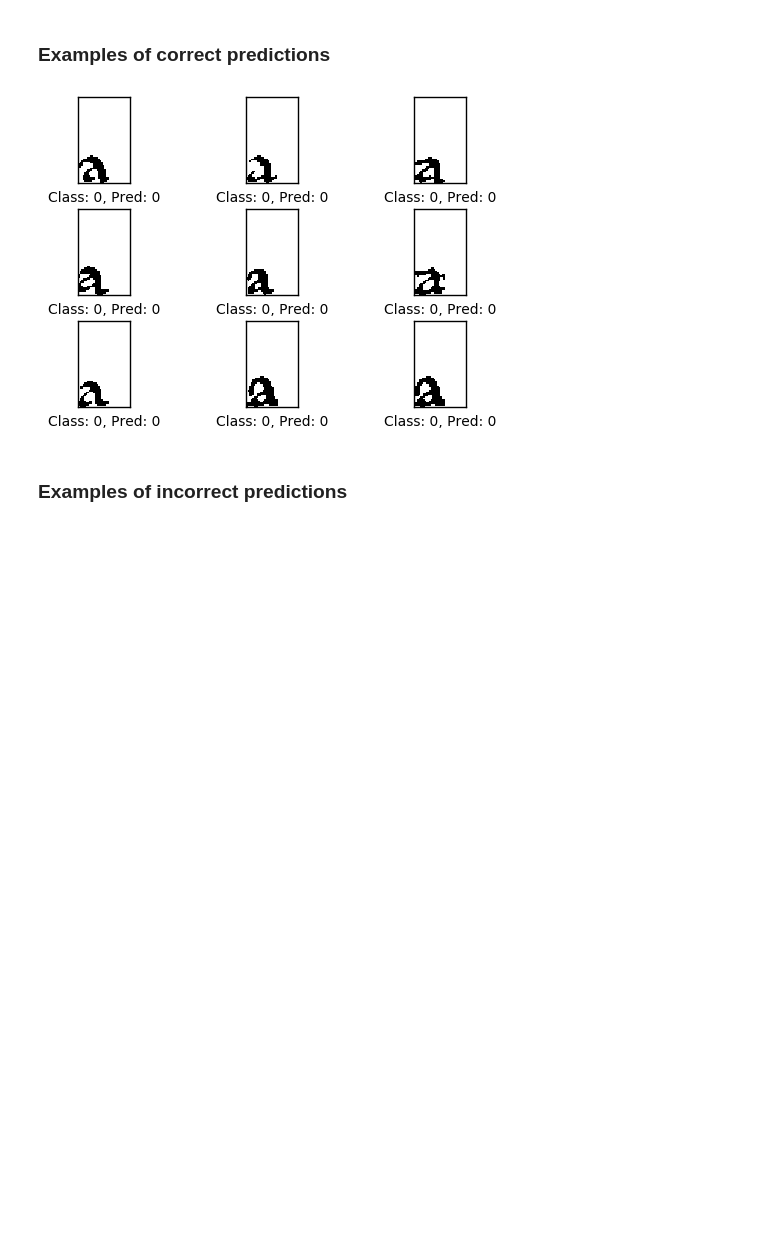
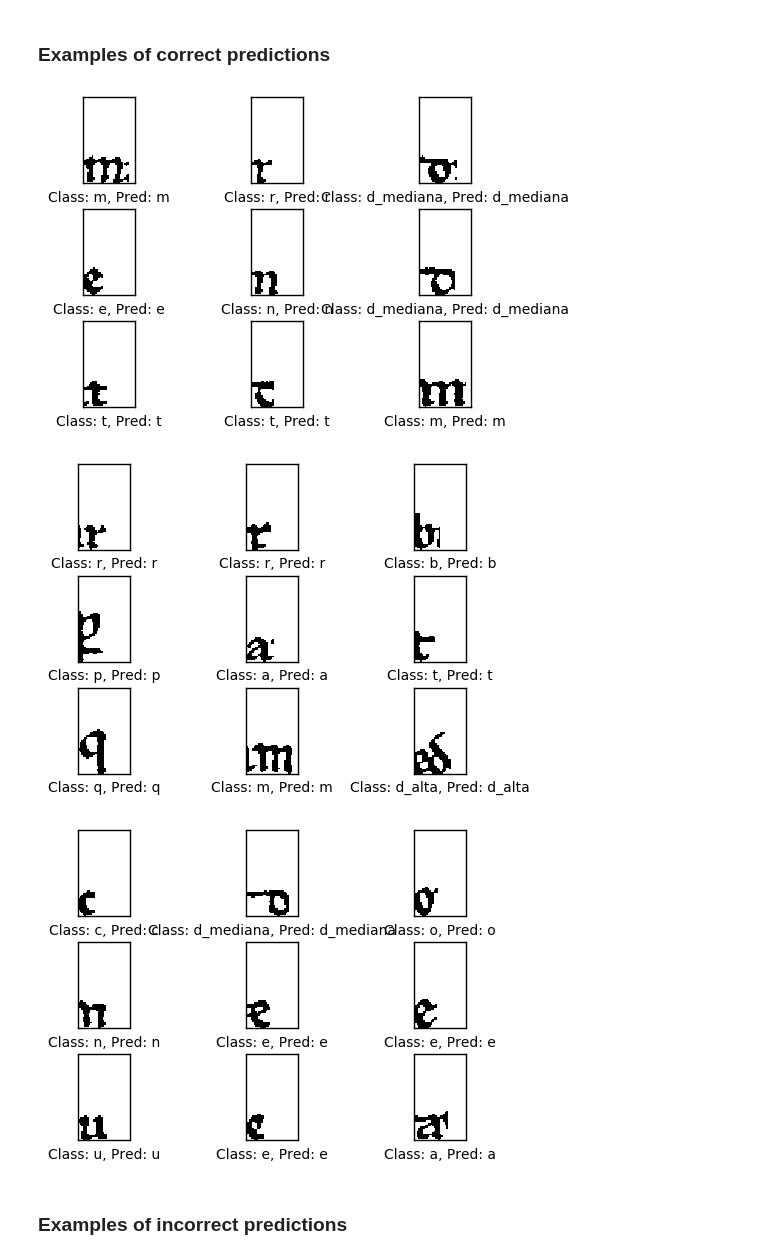
Before and after one commit to Kidel/In-Codice-Ratio-OCR-with-CNN, a Jupyter notebook: Notebooks/09_ICR-Test_22-classes.ipynb, the cells around one changed output. Drawn from its saved outputs; the diff is of its cells as text; code cells hidden in the pictures; blank space fills up the shorter version.

Commit message:
labels to examples and cm

```diff
--- a/Notebooks/09_ICR-Test_22-classes.ipynb
+++ b/Notebooks/09_ICR-Test_22-classes.ipynb
@@ -313,10 +313,22 @@ correct_indices = np.nonzero(predicted_classes == y_test)[0]
 incorrect_indices = np.nonzero(predicted_classes != y_test)[0]
 # %% [markdown]
 ### Examples of correct predictions
-# %%
-u.plot_images(X_test[correct_indices[:9]], y_test[correct_indices[:9]],
-              predicted_classes[correct_indices[:9]], img_shape=(56,34))
-# %% [output]
-[figure, removed]
+# %%
+idx = np.random.choice(np.arange(len(correct_indices)), 9, replace=False)
+u.plot_images(X_test[correct_indices[idx]], y_test[correct_indices[idx]],
+              predicted_classes[correct_indices[idx]], img_shape=(56,34),
+              with_labels=True, labels=labels)
+idx = np.random.choice(np.arange(len(correct_indices)), 9, replace=False)
+u.plot_images(X_test[correct_indices[idx]], y_test[correct_indices[idx]],
+              predicted_classes[correct_indices[idx]], img_shape=(56,34),
+              with_labels=True, labels=labels)
+idx = np.random.choice(np.arange(len(correct_indices)), 9, replace=False)
+u.plot_images(X_test[correct_indices[idx]], y_test[correct_indices[idx]],
+              predicted_classes[correct_indices[idx]], img_shape=(56,34),
+              with_labels=True, labels=labels)
+# %% [output]
+[figure, added]
+[figure, added]
+[figure, added]
 # %% [markdown]
 ### Examples of incorrect predictions
```
Also changed, not shown: parts of 3 cells of this notebook, 1 other file.
